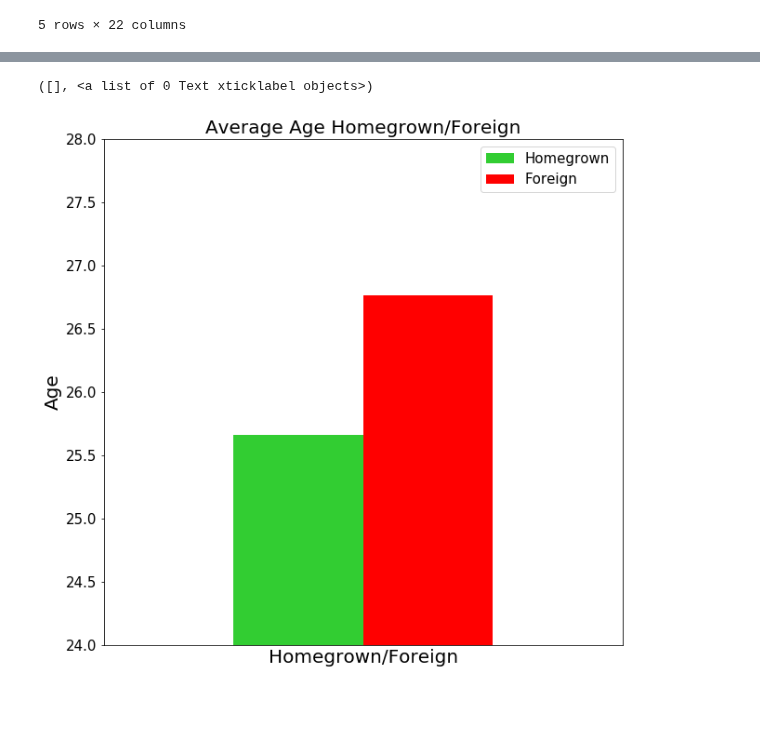
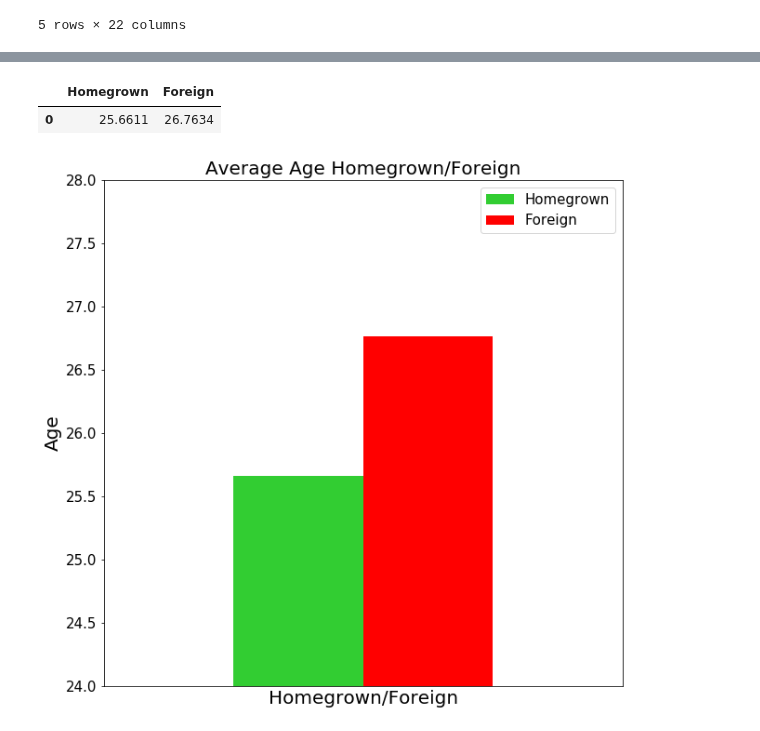
Before and after one commit to markkennedy3/Fifa-vs-Real-Life, a Jupyter notebook: notebooks/analysis/600_RQ2_Analysis_1.ipynb, the cells around one changed output, grey strips where cells are left out. Cells and saved outputs as stored; diff of their text form; code cells hidden in the pictures; blank space fills up the shorter version.

```diff
--- a/notebooks/analysis/600_RQ2_Analysis_1.ipynb
+++ b/notebooks/analysis/600_RQ2_Analysis_1.ipynb
@@ -48,21 +51,24 @@ ForeignAge = Foreign.age.mean()
 # %%
 HFAge = pd.DataFrame(columns = ["Homegrown", "Foreign"])
 HFAge.set_value(0,'Homegrown',HomegrownAge)
 HFAge.set_value(0,'Foreign',ForeignAge)
 
 mpl.rcParams['font.size'] = 15
 axis_size=20
 color = ['limegreen','r']
 fig = plt.figure(figsize=(10,10))
 ax0 = plt.subplot()
 ax0.set_ylim([24,28])
 ax0.set_ylabel('Age',size=axis_size)
 ax0.set_xlabel('Homegrown/Foreign',size=axis_size)
 ax0.set_title('Average Age Homegrown/Foreign',size=20)
 HFAge.plot(ax=ax0,kind='bar',color=color)
 plt.xticks([])
+
+HFAge
 # %% [output]
-([], <a list of 0 Text xticklabel objects>)
+|  | Homegrown | Foreign |
+| 0 | 25.6611 | 26.7634 |
 [figure]
 # %%
 HomegrownForm = Homegrown['Average Form'].mean()
```
Also changed, not shown: parts of 7 cells of this notebook, 1 other file.
